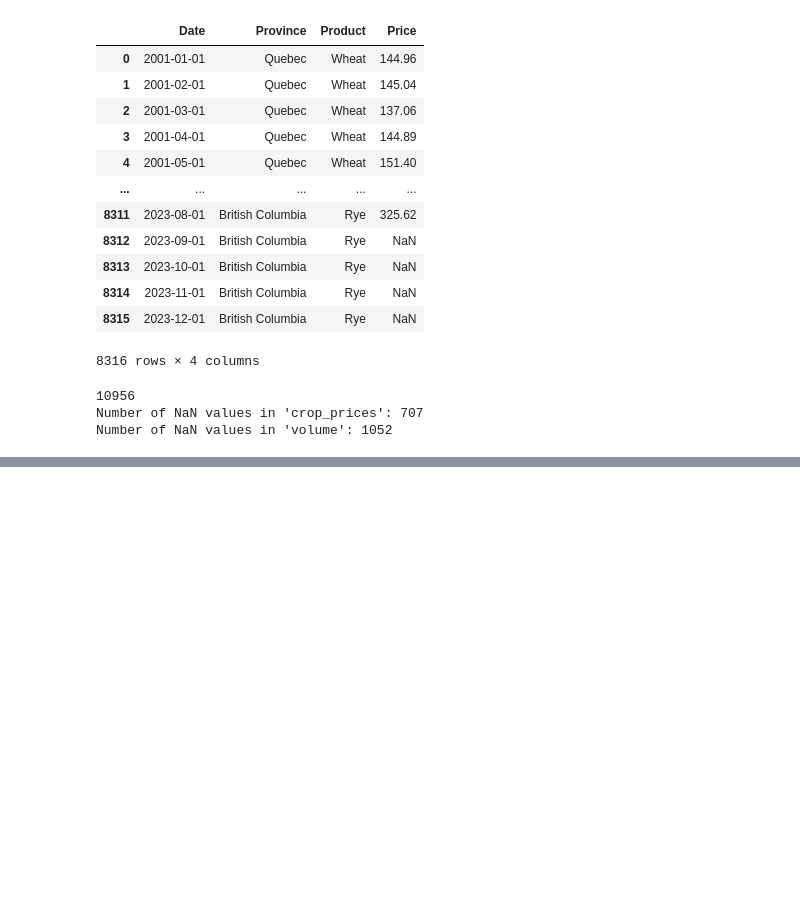
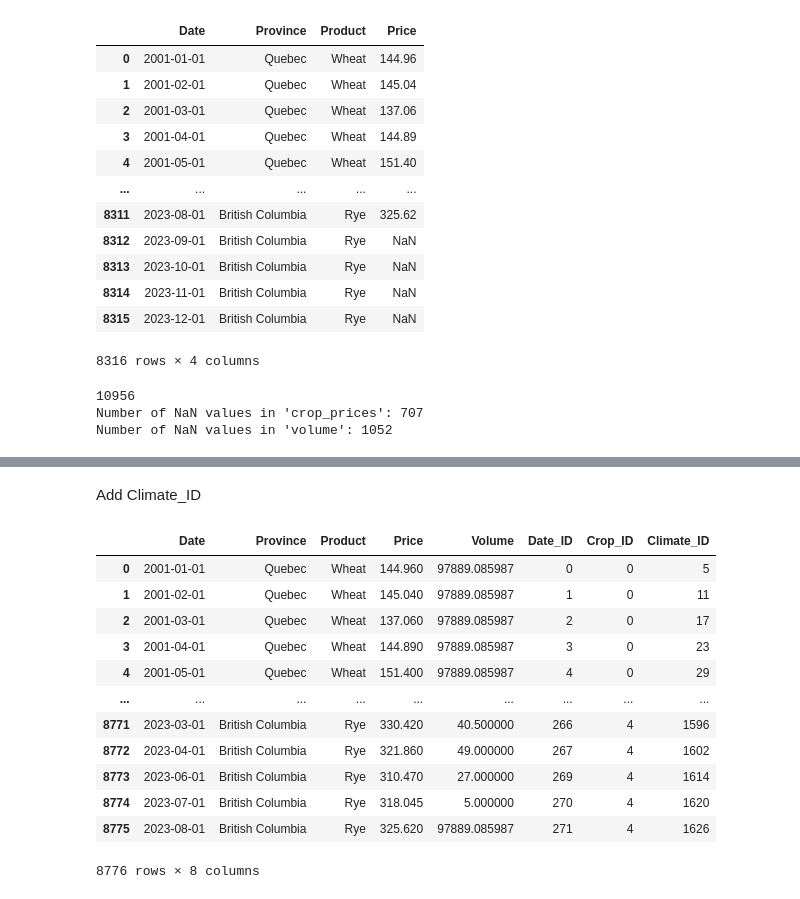
Before and after one commit to Daniel-Dumitrescu/csi4142-project, a Jupyter notebook: CropScript.ipynb, the cells around one changed output, grey strips where cells are left out. Cells and saved outputs as stored; diff of their text form; code cells hidden in the pictures; blank space fills up the shorter version.

```diff
--- a/CropScript.ipynb
+++ b/CropScript.ipynb
@@ -267,14 +267,7 @@ global_mean = cropPricesDF['Volume'].mean()
 cropPricesDF['Volume'] = cropPricesDF['Volume'].fillna(mean_fill_series)
 
 cropPricesDF['Volume'] = cropPricesDF['Volume'].fillna(global_mean)
-#Add Date_Id
-reference_date = pd.Timestamp('2001-01-01')
-cropPricesDF['Date_Id'] = cropPricesDF['Date'].apply(lambda x: ((x.year - reference_date.year) * 12 + x.month - reference_date.month))
-
-#Add Crop_Id
-mapping_dict = {'Wheat': 0, 'Durum': 1, 'Oats': 2, 'Barley': 3,'Rye': 4,'Flaxseed': 5,'Canola': 6}
-cropPricesDF['Crop_Id'] = cropPricesDF['Product'].map(mapping_dict)
-cropPricesDF
+cropFactTable = cropPricesDF
 
 # zero_count_price = (cropPricesDF['Price'] == 0).sum()
 # zero_count_volume = (cropPricesDF['Volume'] == 0).sum()
@@ -300,0 +282,6 @@ cropPricesDF
+# %%
+#Add Date_ID
+dateDF = pd.read_csv("./datasets/dates_dim.csv")
+dateDF['Date'] = pd.to_datetime(dateDF['Date'])
+cropFactTable= pd.merge(cropFactTable, dateDF[['Date', 'Date_ID']], on=['Date'], how='left')
+cropFactTable
@@ -300,0 +304,5 @@ cropPricesDF
+# %%
+cropDF = pd.read_csv("./datasets/CropDimension.csv")
+cropDF.rename(columns={'Common Name': 'Product'}, inplace=True)
+cropFactTable= pd.merge(cropFactTable, cropDF[['Product', 'Crop_ID']], on=['Product'], how='left')
+cropFactTable
@@ -300,0 +323,26 @@ cropPricesDF
+# %% [markdown]
+Add Climate_ID
+# %%
+#Add CLimate_ID
+climateDF = pd.read_csv("./datasets/climate_dimension.csv")
+climateDF['Date'] = pd.to_datetime(climateDF['Month'])
+replace_Province = {'BC' : 'British Columbia', 'AB':'Alberta', 'SK' : 'Saskatchewan', 'MB':'Manitoba', 'ON':'Ontario','QC' :'Quebec'}
+climateDF['Province'] = climateDF['Province'].replace(replace_Province)
+
+
+cropFactTable= pd.merge(cropFactTable, climateDF[['Date', 'Province', 'Climate_ID']], on=['Date', 'Province'], how='left')
+cropFactTable
+# %% [output]
+|  | Date | Province | Product | Price | Volume | Date_ID | Crop_ID | Climate_ID |
+| 0 | 2001-01-01 | Quebec | Wheat | 144.960 | 97889.085987 | 0 | 0 | 5 |
+| 1 | 2001-02-01 | Quebec | Wheat | 145.040 | 97889.085987 | 1 | 0 | 11 |
+| 2 | 2001-03-01 | Quebec | Wheat | 137.060 | 97889.085987 | 2 | 0 | 17 |
+| 3 | 2001-04-01 | Quebec | Wheat | 144.890 | 97889.085987 | 3 | 0 | 23 |
+| 4 | 2001-05-01 | Quebec | Wheat | 151.400 | 97889.085987 | 4 | 0 | 29 |
+| ... | ... | ... | ... | ... | ... | ... | ... | ... |
+| 8771 | 2023-03-01 | British Columbia | Rye | 330.420 | 40.500000 | 266 | 4 | 1596 |
+| 8772 | 2023-04-01 | British Columbia | Rye | 321.860 | 49.000000 | 267 | 4 | 1602 |
+| 8773 | 2023-06-01 | British Columbia | Rye | 310.470 | 27.000000 | 269 | 4 | 1614 |
+| 8774 | 2023-07-01 | British Columbia | Rye | 318.045 | 5.000000 | 270 | 4 | 1620 |
+| 8775 | 2023-08-01 | British Columbia | Rye | 325.620 | 97889.085987 | 271 | 4 | 1626 |
+8776 rows × 8 columns
```
Also changed, not shown: parts of 8 cells of this notebook, 4 other files.
